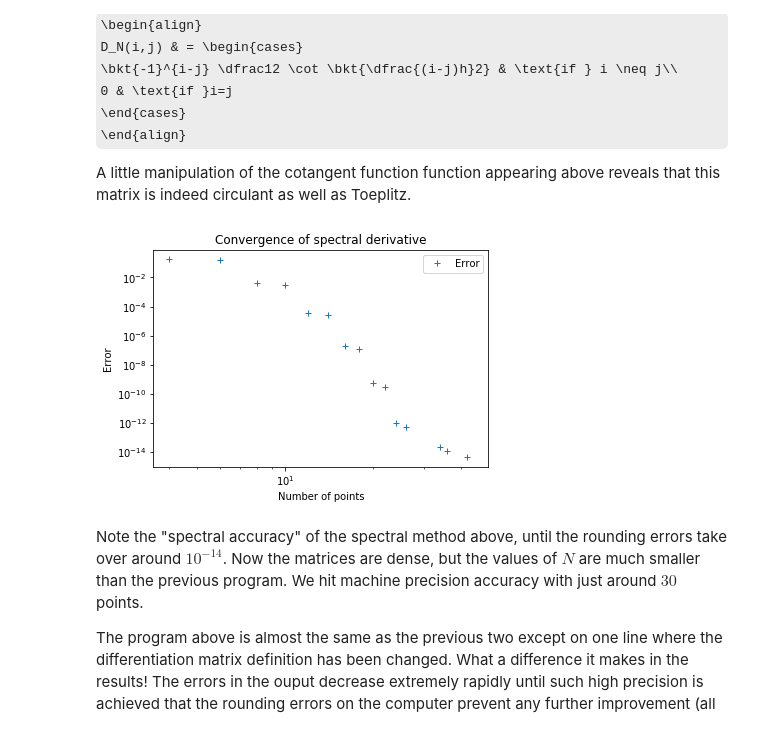
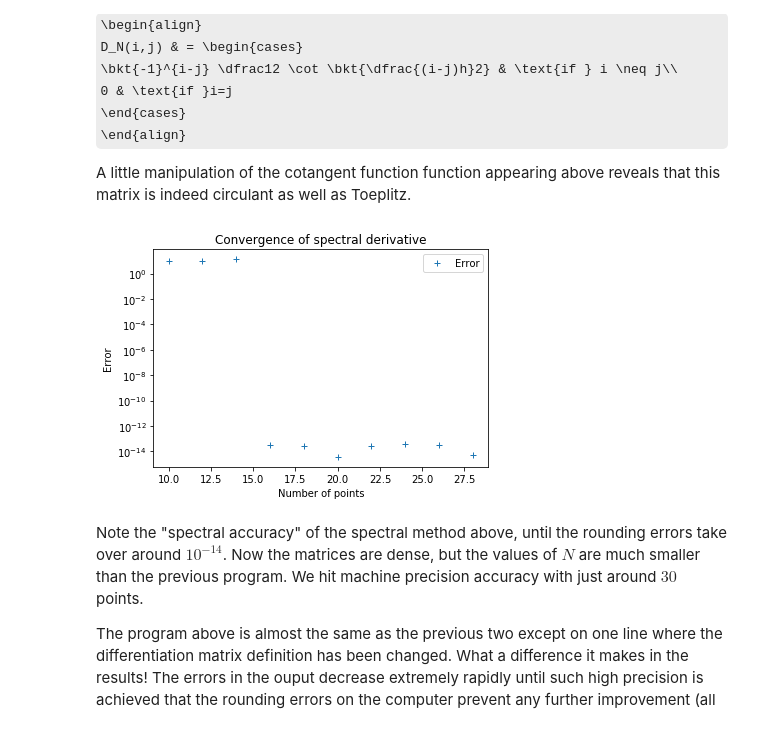
Before and after one commit to sivaramambikasaran/2019_CMS, a Jupyter notebook: Chapters/Chapter_1.ipynb, the cells around one changed output. Drawn from its saved outputs; the diff is of its cells as text; code cells hidden in the pictures; some formulas as TeX source.

```diff
--- a/Chapters/Chapter_1.ipynb
+++ b/Chapters/Chapter_1.ipynb
@@ -249,31 +249,32 @@ A little manipulation of the cotangent function function appearing above reveals
 # %%
 # Program 3
 # Accuracy of the periodic spectral method for various N, set up grid in $[-\pi,\pi]$ and function u(x):
 import scipy as sp
 from scipy import linalg
-n      = sp.arange(4,45,2);
+n      = sp.arange(10,30,2);
 error = sp.zeros(sp.size(n));
 for k in range(0,sp.size(n)):
     N           = n[k];
     h           = 2*sp.pi/N;
     x           = -sp.pi+sp.arange(1,N+1)*h;
-    u           = sp.exp(sp.sin(x));
-    uprime      = sp.cos(x)*u;
+#     u           = sp.exp(sp.sin(x));
+    u        = sp.cos(8*x);
+    uprime      = -8*sp.sin(8*x);
     vec           = sp.zeros(N);
     vec[1:N]   = (-1)**sp.arange(1,N)/sp.tan(sp.arange(1,N)*h/2);
     D           = sp.linalg.circulant(vec);
     du          = 0.5*D.dot(u);
     error[k]    = sp.amax(du-uprime);
 
 import matplotlib.pyplot as plt
-plt.loglog(n,error,'+', label='Error')
+plt.semilogy(n,error,'+', label='Error')
 plt.xlabel('Number of points');
 plt.ylabel('Error');
 plt.legend();
 plt.title('Convergence of spectral derivative');
 plt.show();
 # %% [output]
-[figure, old version]
+[figure, new version]
 # %% [markdown]
 Note the "spectral accuracy" of the spectral method above, until the rounding errors take over around $10^{-14}$. Now the matrices are dense, but the values of $N$ are much smaller than the previous program. We hit machine precision accuracy with just around $30$ points.
 
```
Also changed, not shown: 2 other files.
